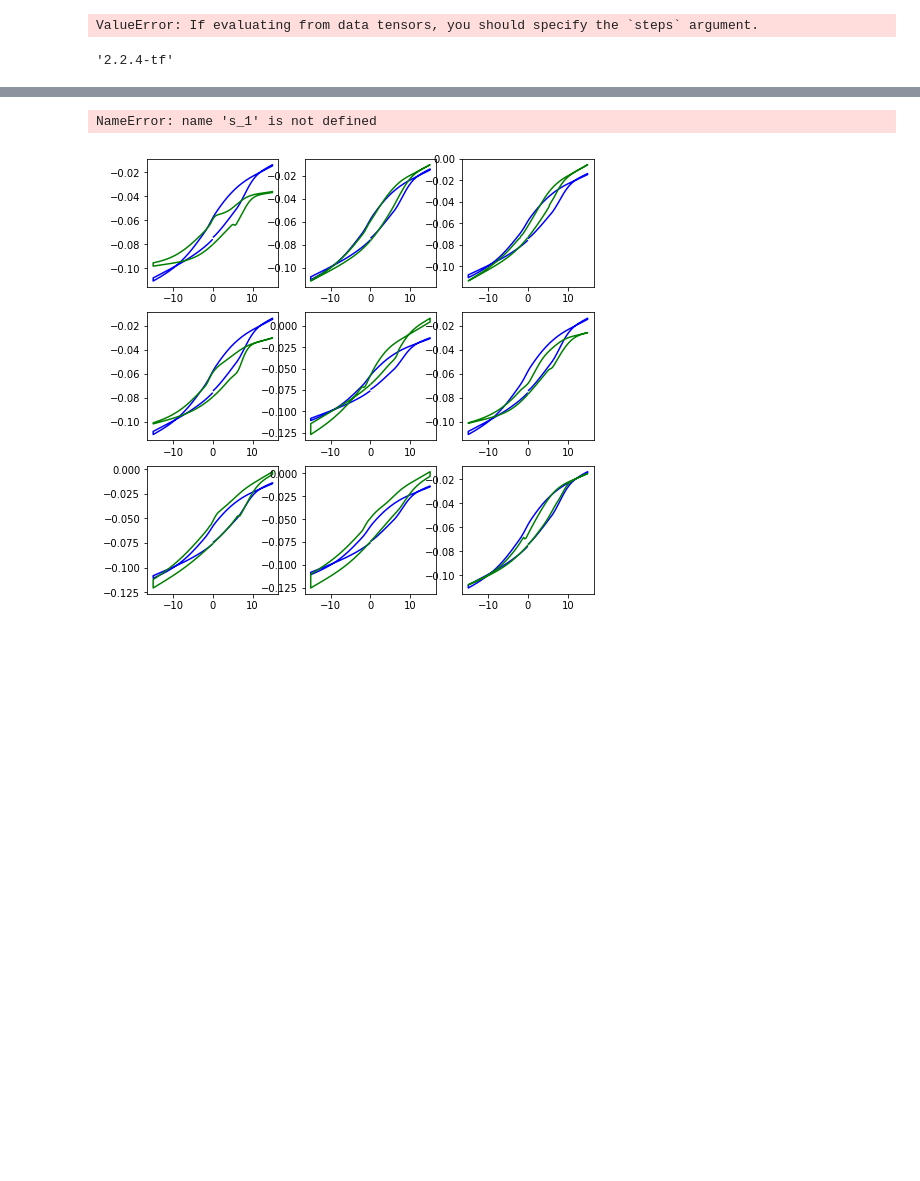
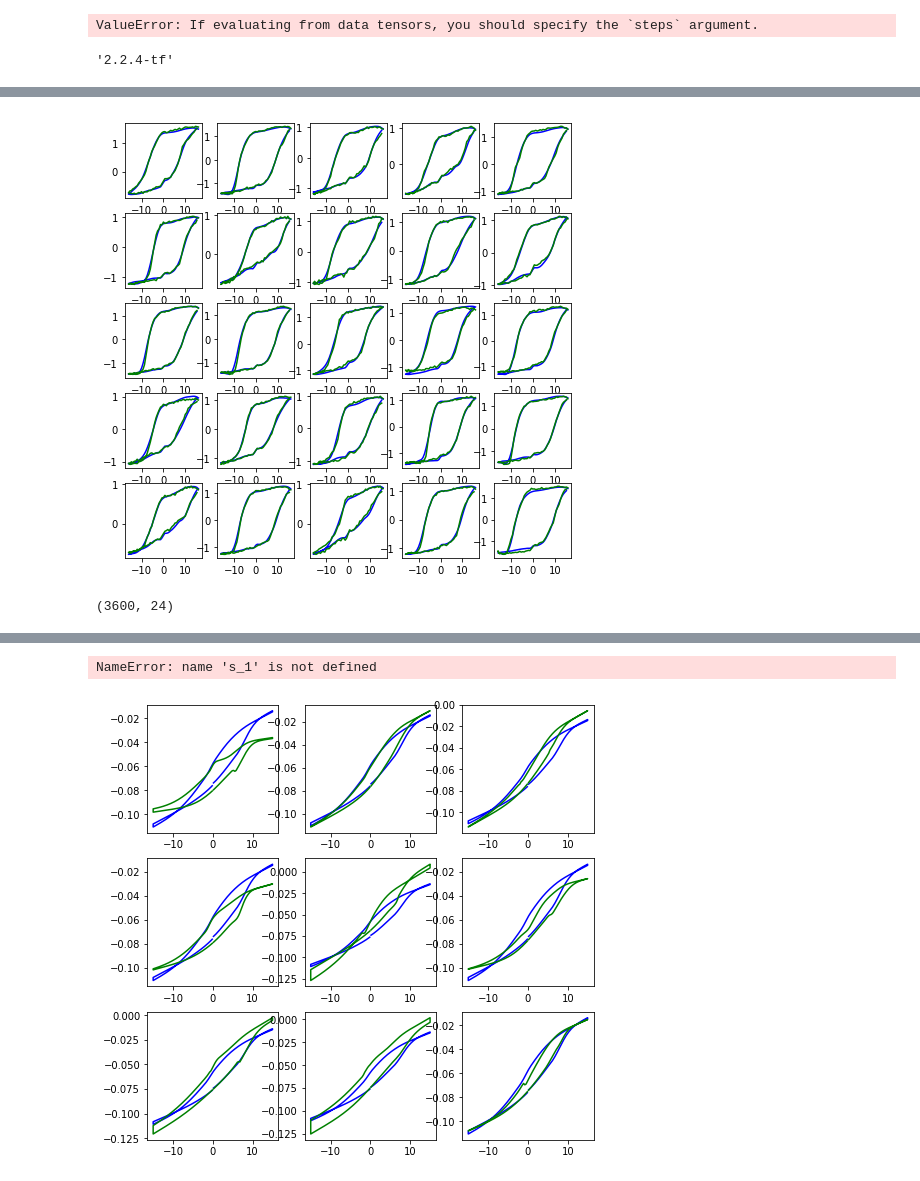
Before and after one commit to shuyuqin/497_MAT_Assignment, a Jupyter notebook: piezoresponse_function.ipynb, the cells around one changed output, grey strips where cells are left out. Cells and saved outputs as stored; diff of their text form; code cells hidden in the pictures; blank space fills up the shorter version.

```diff
--- a/piezoresponse_function.ipynb
+++ b/piezoresponse_function.ipynb
@@ -438,0 +654,20 @@ ________________________________________________________________________________
+# %%
+model_new3 = load_model('resnet_jagar_data_16_with_weights_3')
+# %%
+result = model_new3.predict(X)
+# %%
+f_y5 = X
+f_y6 = Y
+f_fit = result
+
+fig, axs = plt.subplots(5, 5, figsize=(8, 8))
+axs.reshape(-1)
+for i in range (0,5):
+    for j in range(0,5):
+        k = np.random.randint(0, f_y5.shape[0])
+        ax = axs[i,j]
+        #ax.plot(f_y5[k],'r-')
+        ax.plot(normalized['voltage'],f_fit[k],'b-')
+        ax.plot(normalized['voltage'],f_y6[k],'g-')
+# %% [output]
+[figure, added]
@@ -438,0 +757,4 @@ ________________________________________________________________________________
+# %%
+piezoresponse_embeddings.shape
+# %% [output]
+(3600, 24)
```
Also changed, not shown: parts of 57 cells of this notebook, 3 other files.
